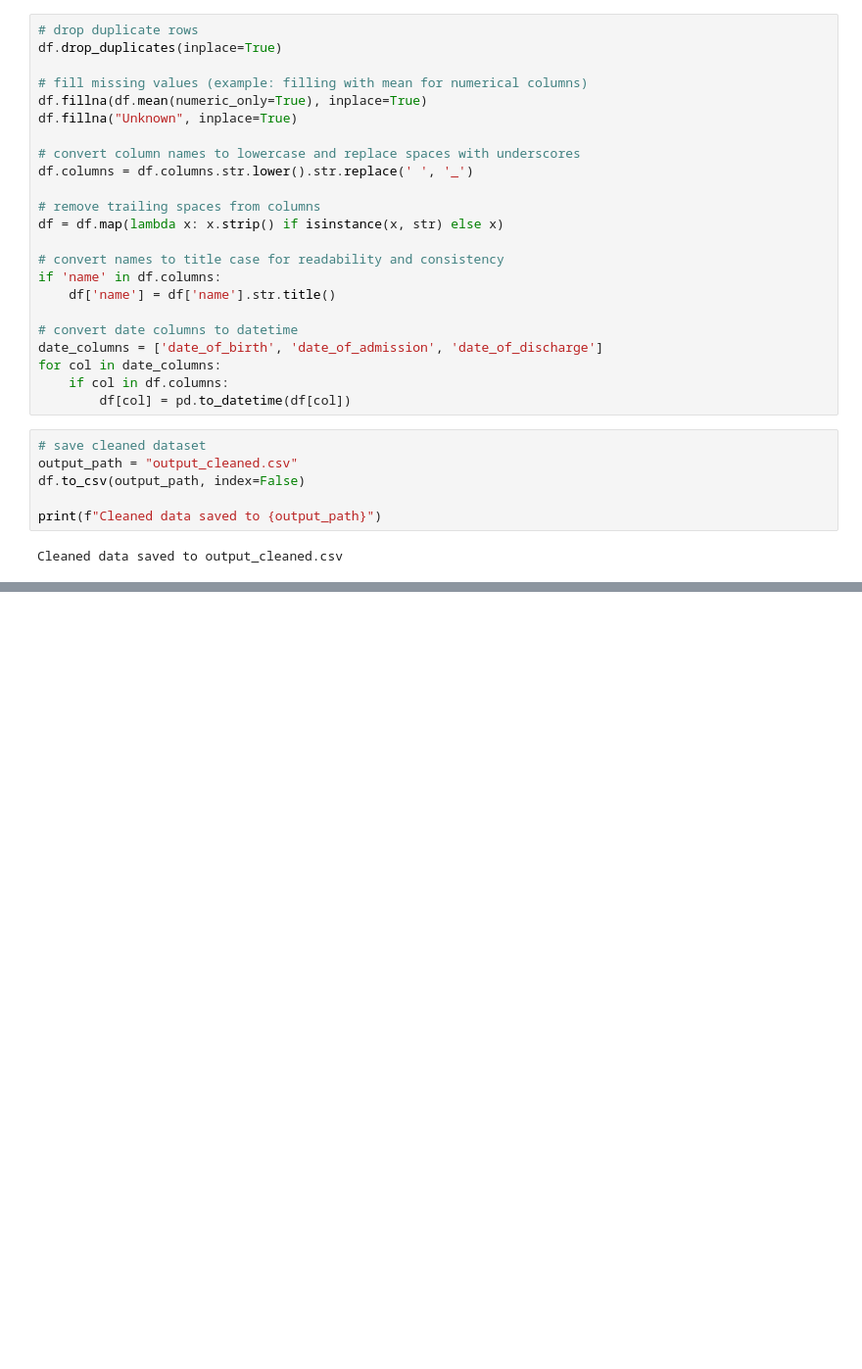
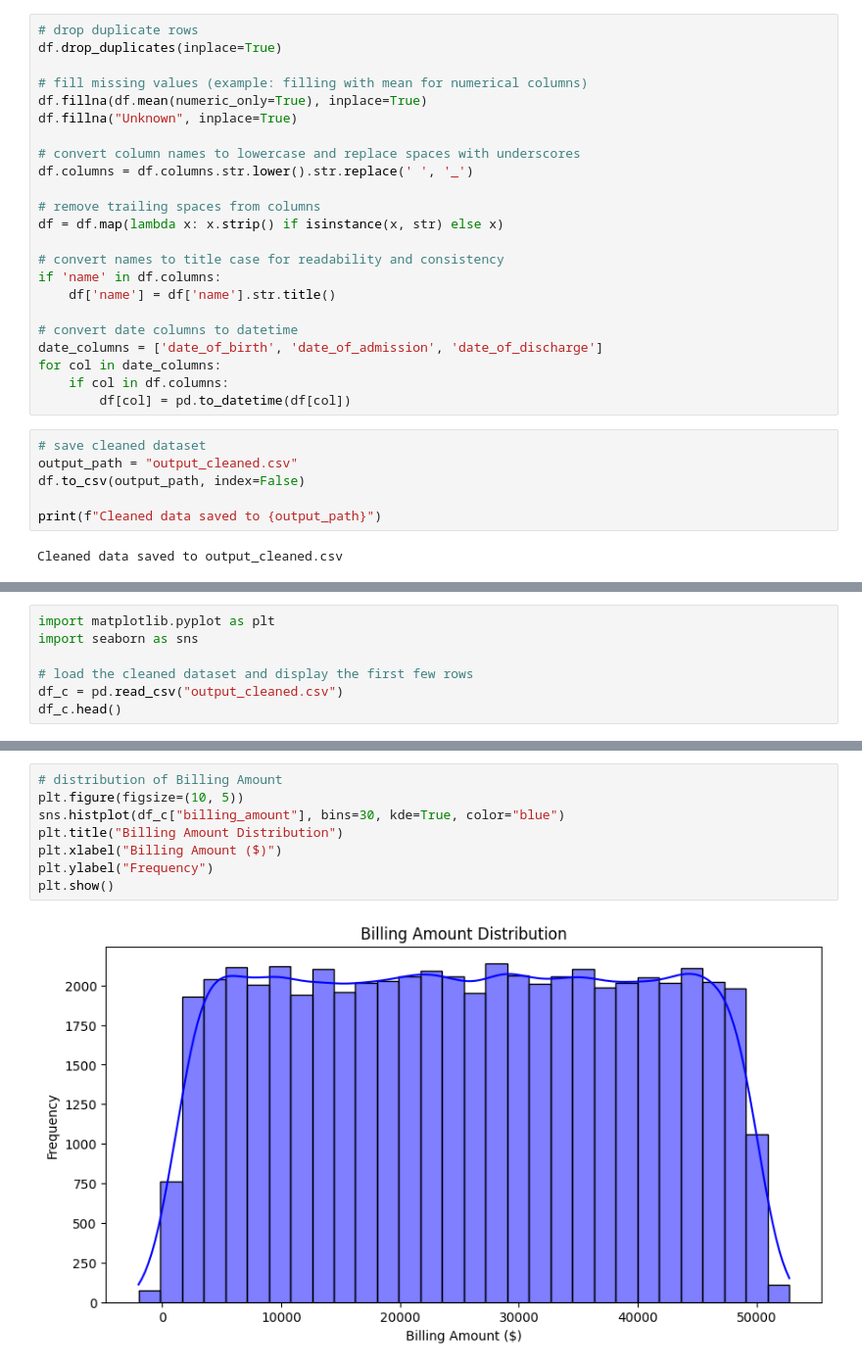
Before and after one commit to sakinagh/data-science, a Jupyter notebook: lab-1/lab1.ipynb, the cells around one changed output, grey strips where cells are left out. Shown: that part at 98% size. Saved outputs shown, nothing was run; the diff lists cells and outputs as text; blank space fills up the shorter version.

```diff
--- a/lab-1/lab1.ipynb
+++ b/lab-1/lab1.ipynb
@@ -56,0 +47,7 @@ df.head()
+# %%
+import matplotlib.pyplot as plt
+import seaborn as sns
+
+# load the cleaned dataset and display the first few rows
+df_c = pd.read_csv("output_cleaned.csv")
+df_c.head()
@@ -56,0 +77,10 @@ df.head()
+# %%
+# distribution of Billing Amount
+plt.figure(figsize=(10, 5))
+sns.histplot(df_c["billing_amount"], bins=30, kde=True, color="blue")
+plt.title("Billing Amount Distribution")
+plt.xlabel("Billing Amount ($)")
+plt.ylabel("Frequency")
+plt.show()
+# %% [output]
+[figure, added]
```
Also changed, not shown: parts of 6 cells of this notebook.
